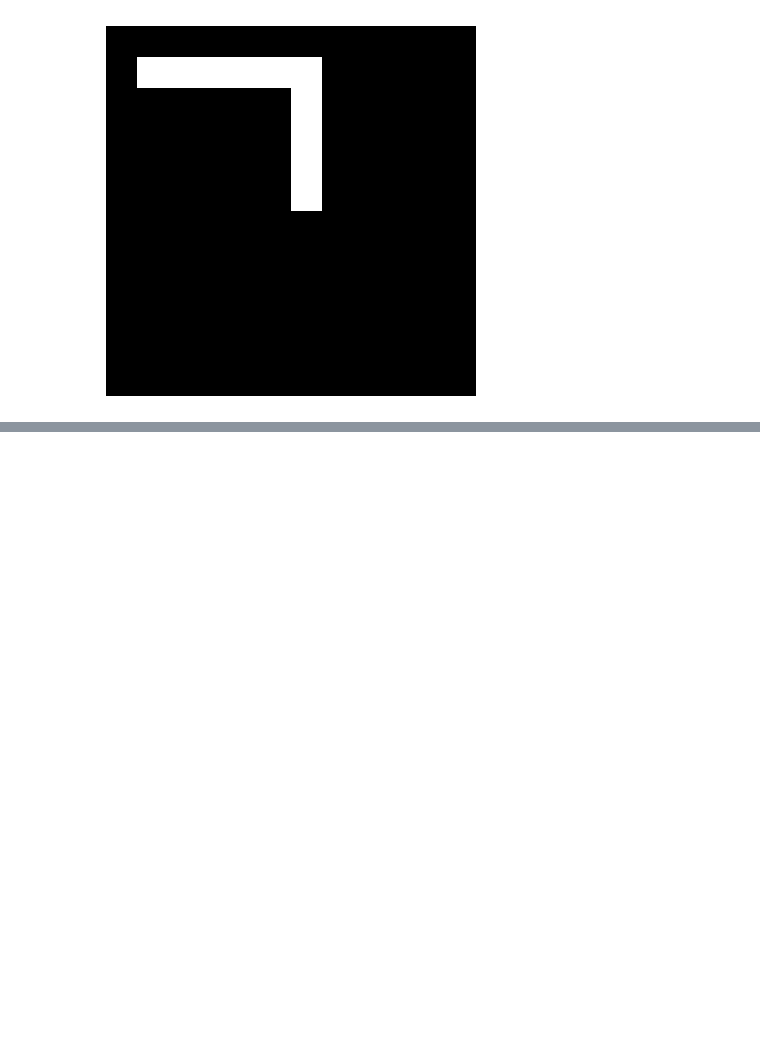
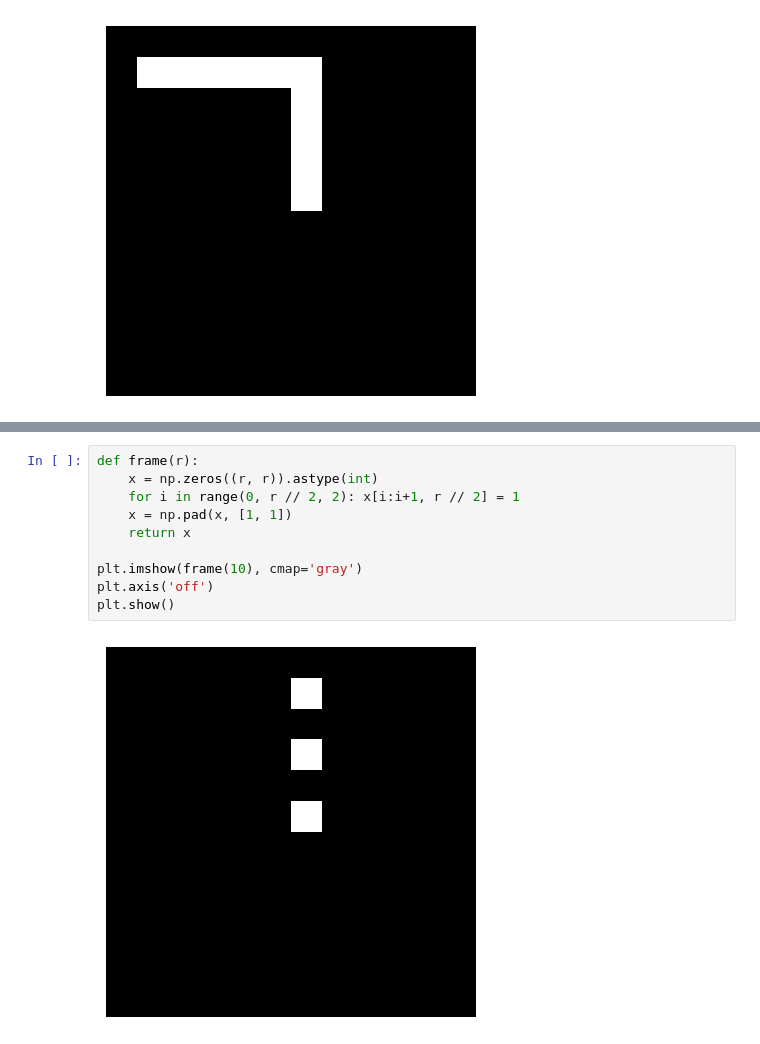
Before and after one commit to MGonza20/Lab01_VC_UVG, a Jupyter notebook: lab1.ipynb, the cells around one changed output, grey strips where cells are left out. Saved outputs shown, nothing was run; the diff lists cells and outputs as text; blank space fills up the shorter version.

```diff
--- a/lab1.ipynb
+++ b/lab1.ipynb
@@ -152,3 +152,15 @@ plt.axis('off')
 plt.show()
 # %% [output]
 [figure]
+# %%
+def frame(r):
+    x = np.zeros((r, r)).astype(int)
+    for i in range(0, r // 2, 2): x[i:i+1, r // 2] = 1
+    x = np.pad(x, [1, 1])
+    return x
+
+plt.imshow(frame(10), cmap='gray')
+plt.axis('off')
+plt.show()
+# %% [output]
+[figure, added]
```
Also changed, not shown: parts of 2 cells of this notebook.
